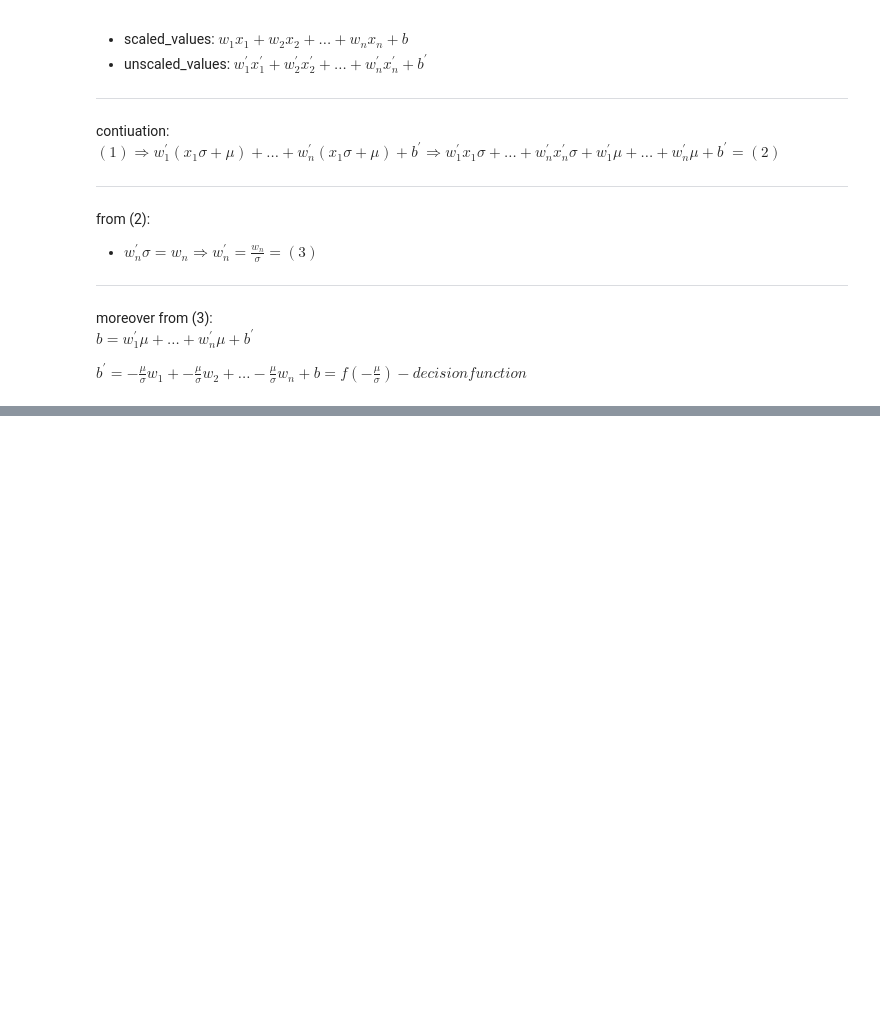
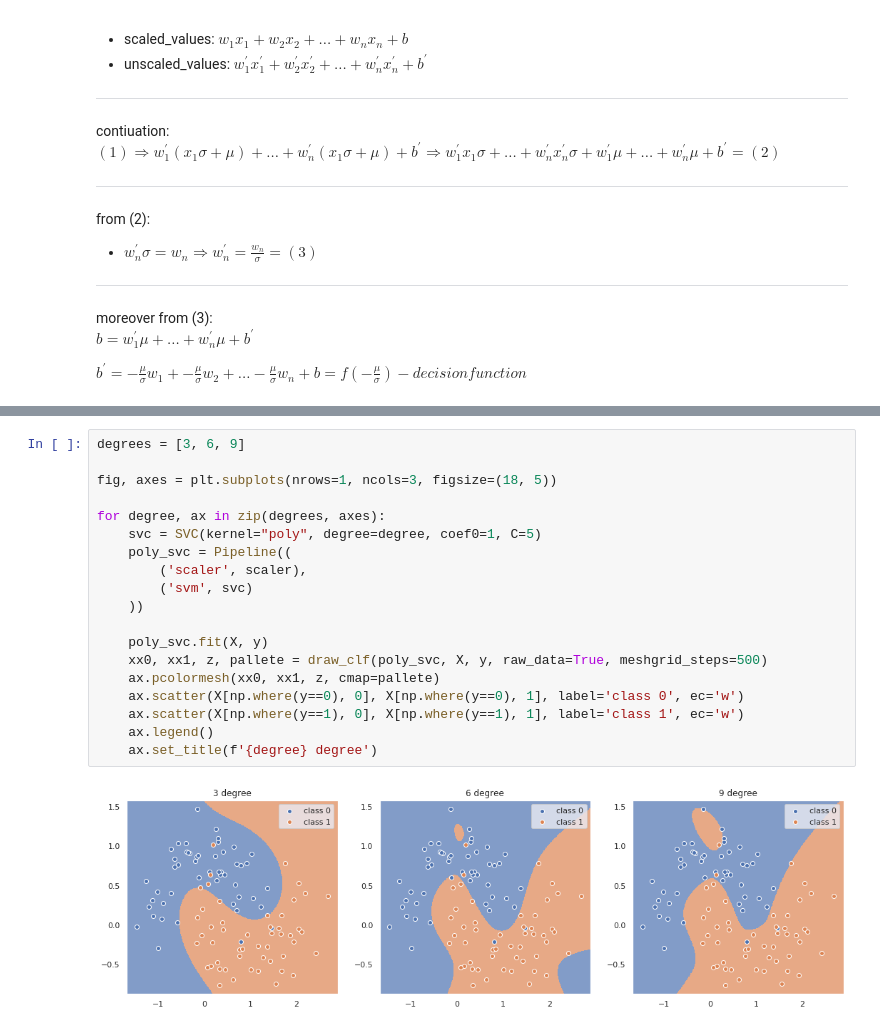
Before and after one commit to mzignis/hands_on_machine_learning, a Jupyter notebook: support_vevtor_machines/classification.ipynb, the cells around one changed output, grey strips where cells are left out. Saved outputs shown, nothing was run; the diff lists cells and outputs as text; blank space fills up the shorter version.

```diff
--- a/support_vevtor_machines/classification.ipynb
+++ b/support_vevtor_machines/classification.ipynb
@@ -183,0 +249,21 @@ model's boundry: x1 = -0.4371105050719836 * x0 + [9.46353352]
+# %%
+degrees = [3, 6, 9]
+
+fig, axes = plt.subplots(nrows=1, ncols=3, figsize=(18, 5))
+
+for degree, ax in zip(degrees, axes):
+    svc = SVC(kernel="poly", degree=degree, coef0=1, C=5)
+    poly_svc = Pipeline((
+        ('scaler', scaler),
+        ('svm', svc)
+    ))
+
+    poly_svc.fit(X, y)
+    xx0, xx1, z, pallete = draw_clf(poly_svc, X, y, raw_data=True, meshgrid_steps=500)
+    ax.pcolormesh(xx0, xx1, z, cmap=pallete)
+    ax.scatter(X[np.where(y==0), 0], X[np.where(y==0), 1], label='class 0', ec='w')
+    ax.scatter(X[np.where(y==1), 0], X[np.where(y==1), 1], label='class 1', ec='w')
+    ax.legend()
+    ax.set_title(f'{degree} degree')
+# %% [output]
+[figure, added]
```
Also changed, not shown: parts of 7 cells of this notebook.
